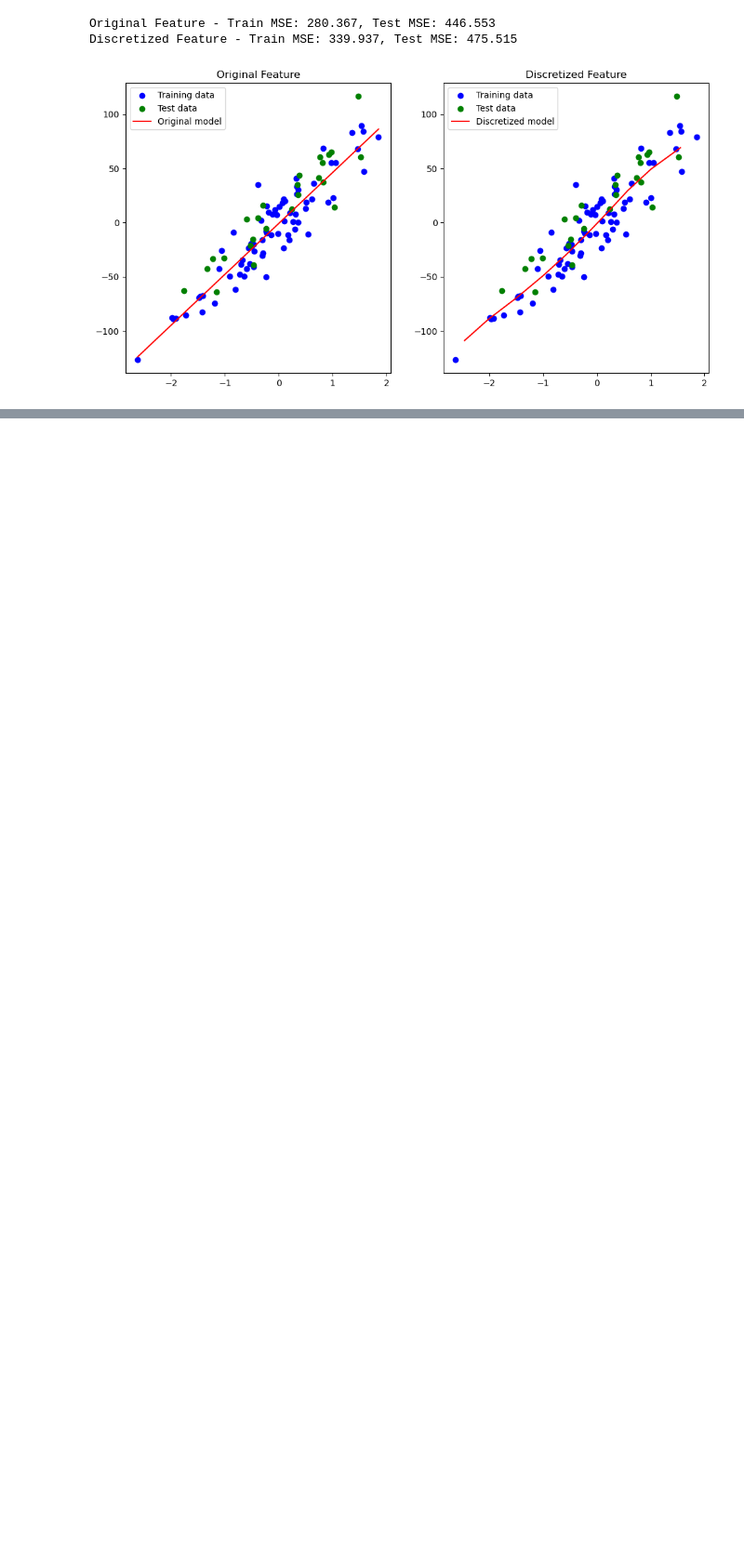
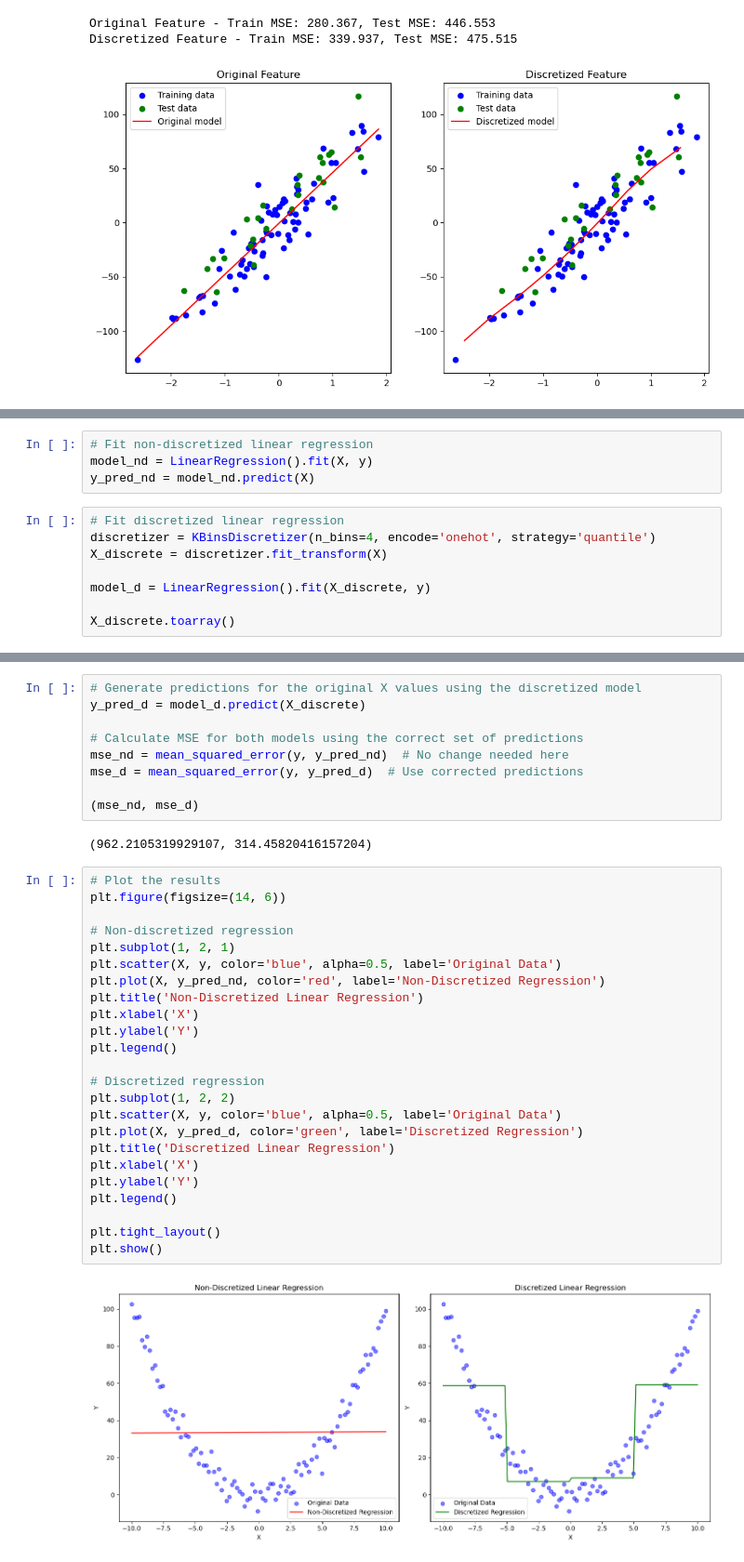
Before and after one commit to vedantdobhalgermany/Advance-ML, a Jupyter notebook: Feature_Engineering/Discretization.ipynb, the cells around one changed output, grey strips where cells are left out. Shown at 93% size. Cells and saved outputs as stored; diff of their text form; blank space fills up the shorter version.

```diff
--- a/Feature_Engineering/Discretization.ipynb
+++ b/Feature_Engineering/Discretization.ipynb
@@ -68,0 +101,12 @@ Discretized Feature - Train MSE: 339.937, Test MSE: 475.515
+# %%
+# Fit non-discretized linear regression
+model_nd = LinearRegression().fit(X, y)
+y_pred_nd = model_nd.predict(X)
+# %%
+# Fit discretized linear regression
+discretizer = KBinsDiscretizer(n_bins=4, encode='onehot', strategy='quantile')
+X_discrete = discretizer.fit_transform(X)
+
+model_d = LinearRegression().fit(X_discrete, y)
+
+X_discrete.toarray()
@@ -68,0 +131,37 @@ Discretized Feature - Train MSE: 339.937, Test MSE: 475.515
+# %%
+# Generate predictions for the original X values using the discretized model
+y_pred_d = model_d.predict(X_discrete)
+
+# Calculate MSE for both models using the correct set of predictions
+mse_nd = mean_squared_error(y, y_pred_nd)  # No change needed here
+mse_d = mean_squared_error(y, y_pred_d)  # Use corrected predictions
+
+(mse_nd, mse_d)
+# %% [output]
+(962.2105319929107, 314.45820416157204)
+# %%
+# Plot the results
+plt.figure(figsize=(14, 6))
+
+# Non-discretized regression
+plt.subplot(1, 2, 1)
+plt.scatter(X, y, color='blue', alpha=0.5, label='Original Data')
+plt.plot(X, y_pred_nd, color='red', label='Non-Discretized Regression')
+plt.title('Non-Discretized Linear Regression')
+plt.xlabel('X')
+plt.ylabel('Y')
+plt.legend()
+
+# Discretized regression
+plt.subplot(1, 2, 2)
+plt.scatter(X, y, color='blue', alpha=0.5, label='Original Data')
+plt.plot(X, y_pred_d, color='green', label='Discretized Regression')
+plt.title('Discretized Linear Regression')
+plt.xlabel('X')
+plt.ylabel('Y')
+plt.legend()
+
+plt.tight_layout()
+plt.show()
+# %% [output]
+[figure, added]
```
Also changed, not shown: parts of 3 cells of this notebook.
